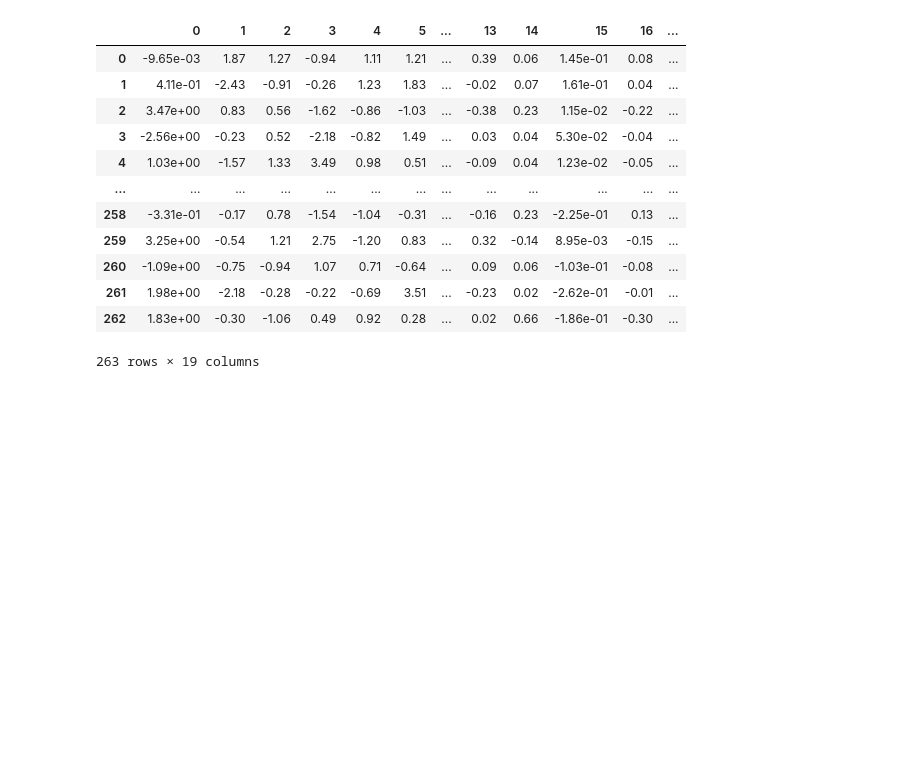
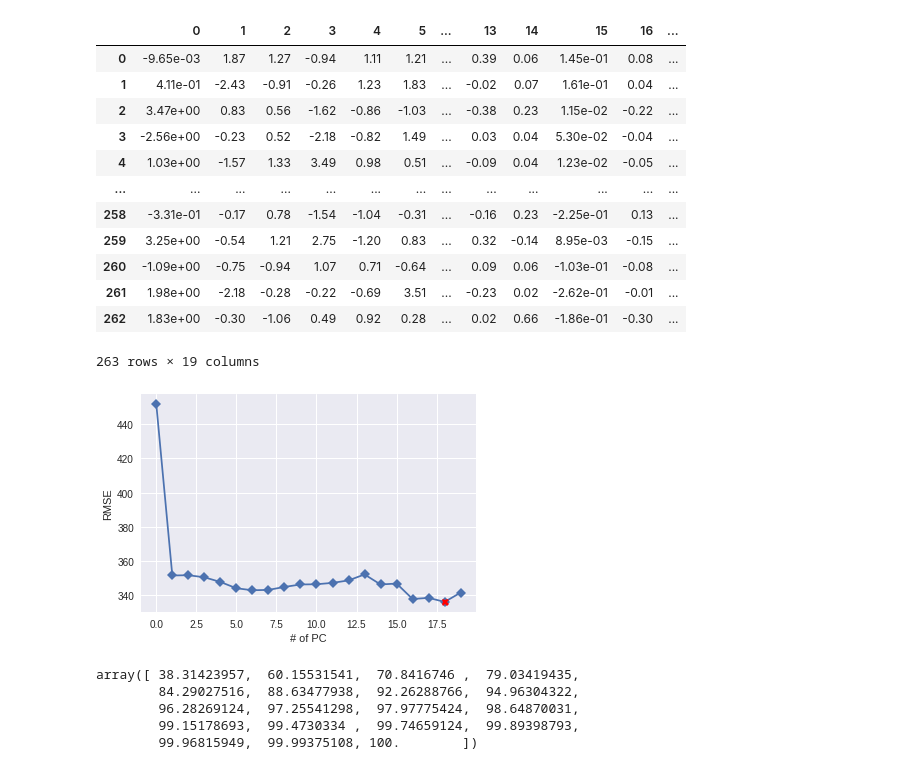
Before and after one commit to mjalalimanesh/Statistical-Learning-ISLR-Python, a Jupyter notebook: lab6.ipynb, the cells around one changed output. Cells and saved outputs as stored; diff of their text form; code cells hidden in the pictures; blank space fills up the shorter version.

```diff
--- a/lab6.ipynb
+++ b/lab6.ipynb
@@ -516,3 +516,36 @@ pd.DataFrame(X_pca)
 | 261 | 1.98e+00 | -2.18 | -0.28 | -0.22 | -0.69 | 3.51 | ... | -0.23 | 0.02 | -2.62e-01 | -0.01 | ... |
 | 262 | 1.83e+00 | -0.30 | -1.06 | 0.49 | 0.92 | 0.28 | ... | 0.02 | 0.66 | -1.86e-01 | -0.30 | ... |
 263 rows × 19 columns
+# %%
+# 10-fold CV, with shuffle
+n = len(X_pca)
+k10 = KFold(n_splits=10, shuffle=True, random_state=42)
+
+lin_reg = LinearRegression()
+rmse = []
+
+# MSE with only the intercept
+score = -1 * cross_val_score(lin_reg, np.ones((n,1)), y, cv=k10, scoring='neg_mean_squared_error').mean()
+rmse.append(np.sqrt(score))
+
+# MSE for the 19 principle components
+for i in np.arange(1, 20):
+    score = -1 * cross_val_score(lin_reg, X_pca[:,:i], y, cv=k10, scoring='neg_mean_squared_error').mean()
+    rmse.append(np.sqrt(score))
+
+min_rmse = np.array(rmse).argmin()
+
+plt.plot(rmse, '-D')
+plt.plot(rmse, markevery=[min_rmse], marker='X', lw=0, color='red')
+plt.xlabel('# of PC')
+plt.ylabel('RMSE');
+# %% [output]
+[figure, added]
+# %%
+np.cumsum(pca.explained_variance_ratio_*100)
+# %% [output]
+array([ 38.31423957,  60.15531541,  70.8416746 ,  79.03419435,
+        84.29027516,  88.63477938,  92.26288766,  94.96304322,
+        96.28269124,  97.25541298,  97.97775424,  98.64870031,
+        99.15178693,  99.4730334 ,  99.74659124,  99.89398793,
+        99.96815949,  99.99375108, 100.        ])
```
Also changed, not shown: parts of 5 cells of this notebook.
